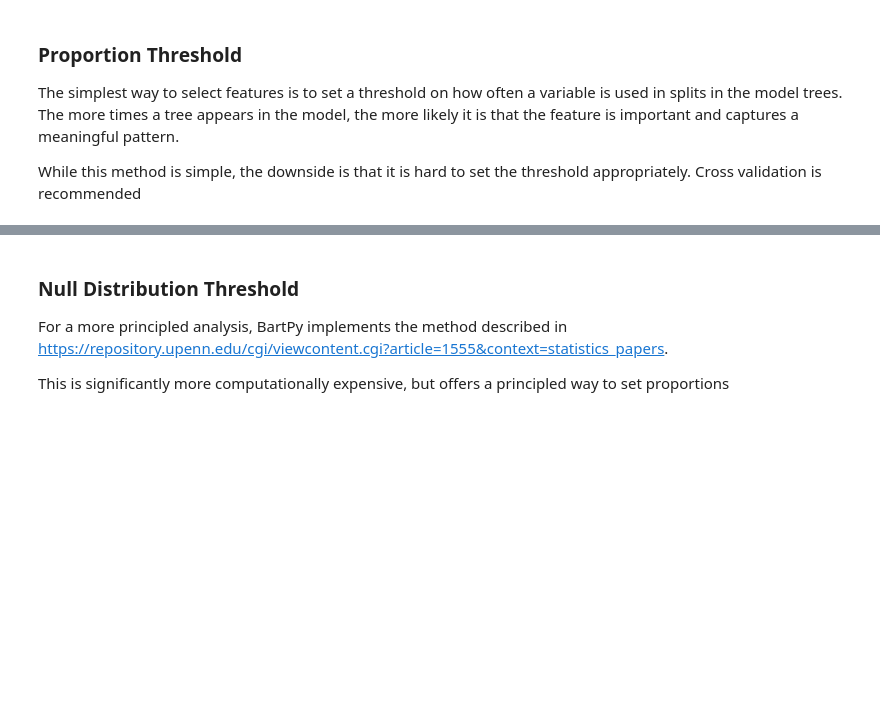
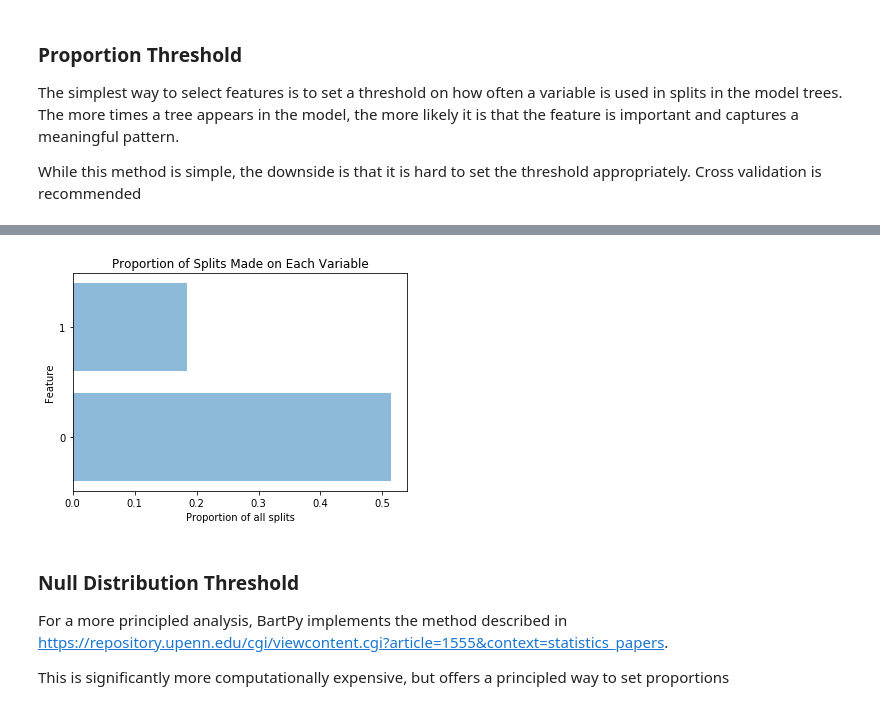
Before and after one commit to JakeColtman/bartpy, a Jupyter notebook: examples/Feature Selection.ipynb, the cells around one changed output, grey strips where cells are left out. Drawn from its saved outputs; the diff is of its cells as text; code cells hidden in the pictures; blank space fills up the shorter version.

```diff
--- a/examples/Feature Selection.ipynb
+++ b/examples/Feature Selection.ipynb
@@ -60,3 +128,7 @@ plt.scatter(model.predict(X), y)
+# %%
+pipeline_model.named_steps["selectsplitproportionthreshold"].plot()
+# %% [output]
+[figure, added]
 # %% [markdown]
 ### Null Distribution Threshold
 
```
Also changed, not shown: parts of 8 cells of this notebook, 1 other file.
